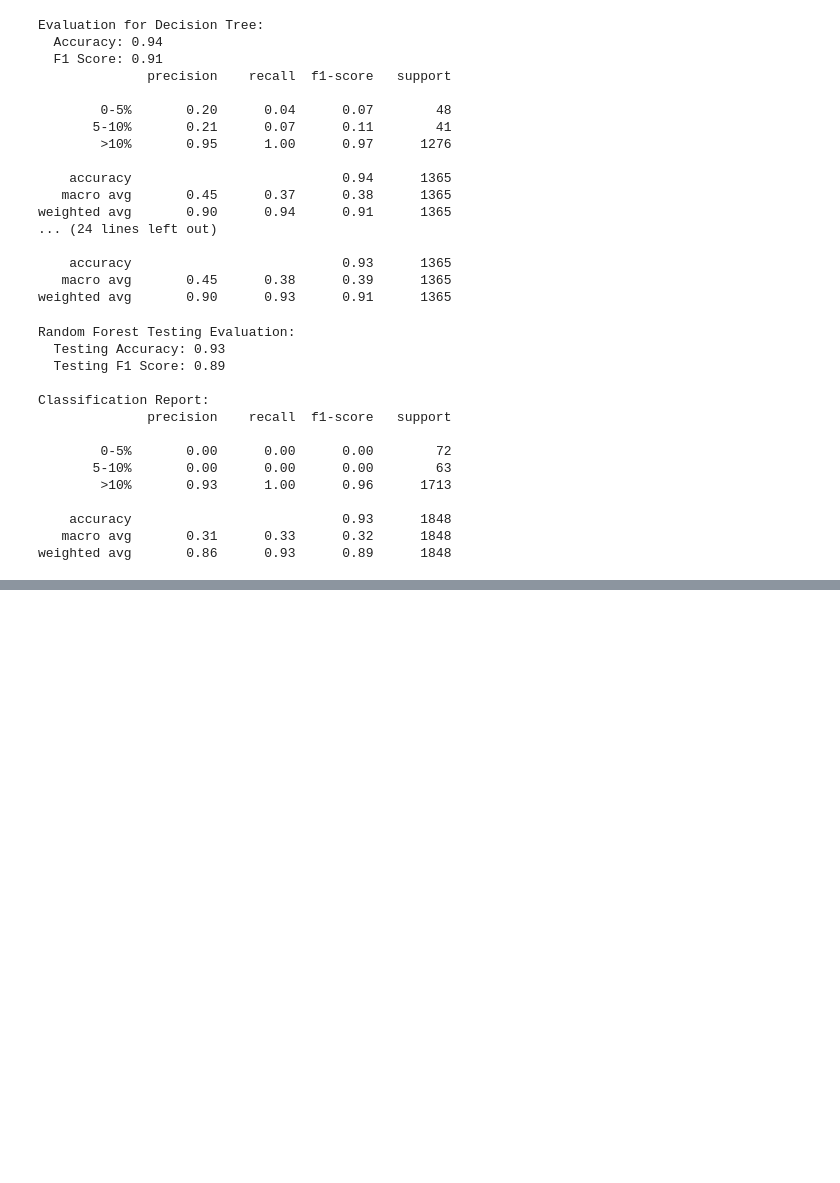
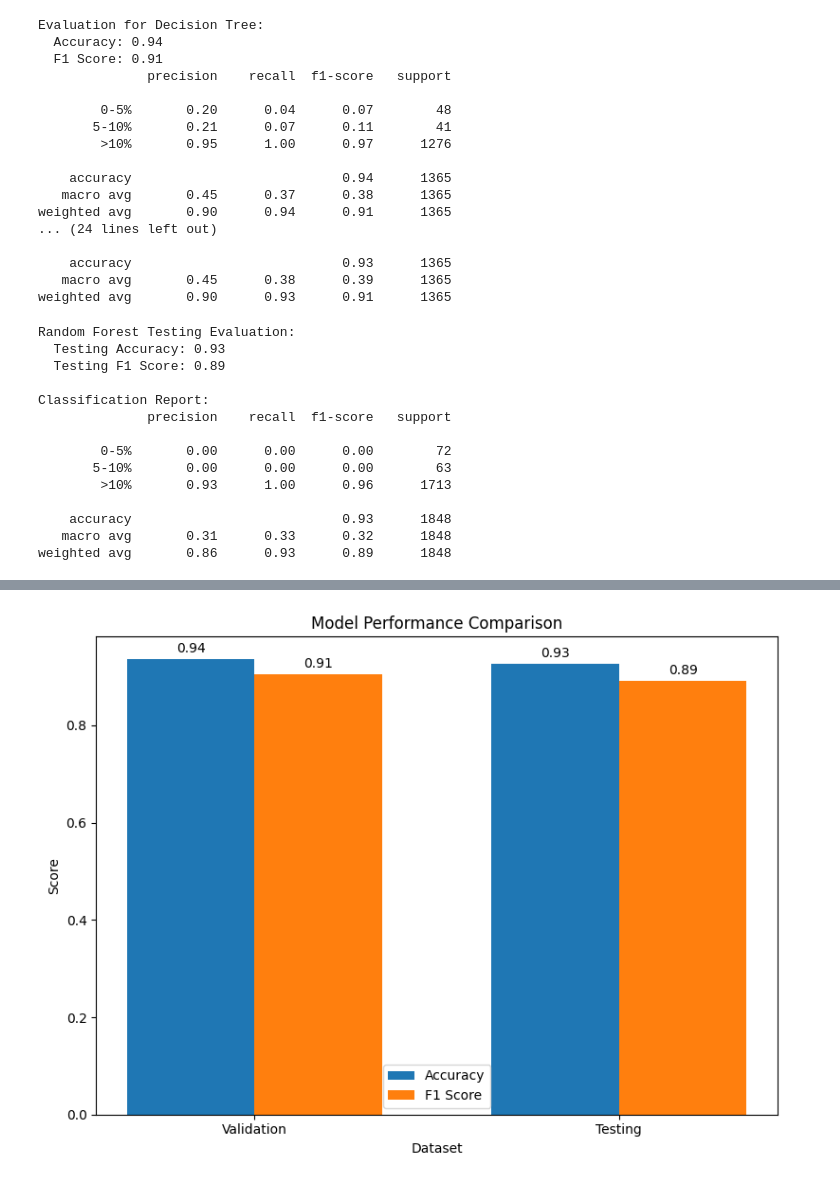
Before and after one commit to Gibur13/Final_project_AML, a Jupyter notebook: Final_Project.ipynb, the cells around one changed output, grey strips where cells are left out. Saved outputs shown, nothing was run; the diff lists cells and outputs as text; code cells hidden in the pictures; blank space fills up the shorter version.

```diff
--- a/Final_Project.ipynb
+++ b/Final_Project.ipynb
@@ -448,0 +497,37 @@ weighted avg       0.86      0.93      0.89      1848
+# %%
+import numpy as np
+
+# Metrics for Validation and Testing
+metrics = {
+    "Accuracy": [accuracy_score(y_val, y_pred_val_rf), accuracy_score(y_test, y_pred_test_rf)],
+    "F1 Score": [f1_score(y_val, y_pred_val_rf, average='weighted'), f1_score(y_test, y_pred_test_rf, average='weighted')]
+}
+
+# Bar Chart
+labels = ['Validation', 'Testing']
+x = np.arange(len(labels))  # Label locations
+width = 0.35  # Bar width
+
+fig, ax = plt.subplots(figsize=(8, 6))
+acc_bars = ax.bar(x - width/2, metrics['Accuracy'], width, label='Accuracy')
+f1_bars = ax.bar(x + width/2, metrics['F1 Score'], width, label='F1 Score')
+
+# Add labels and titles
+ax.set_xlabel('Dataset')
+ax.set_ylabel('Score')
+ax.set_title('Model Performance Comparison')
+ax.set_xticks(x)
+ax.set_xticklabels(labels)
+ax.legend()
+
+# Add value labels
+for bars in [acc_bars, f1_bars]:
+    for bar in bars:
+        height = bar.get_height()
+        ax.annotate(f'{height:.2f}', xy=(bar.get_x() + bar.get_width() / 2, height),
+                    xytext=(0, 3), textcoords="offset points", ha='center', va='bottom')
+
+plt.tight_layout()
+plt.show()
+# %% [output]
+[figure, added]
```
Also changed, not shown: parts of 2 cells of this notebook.
